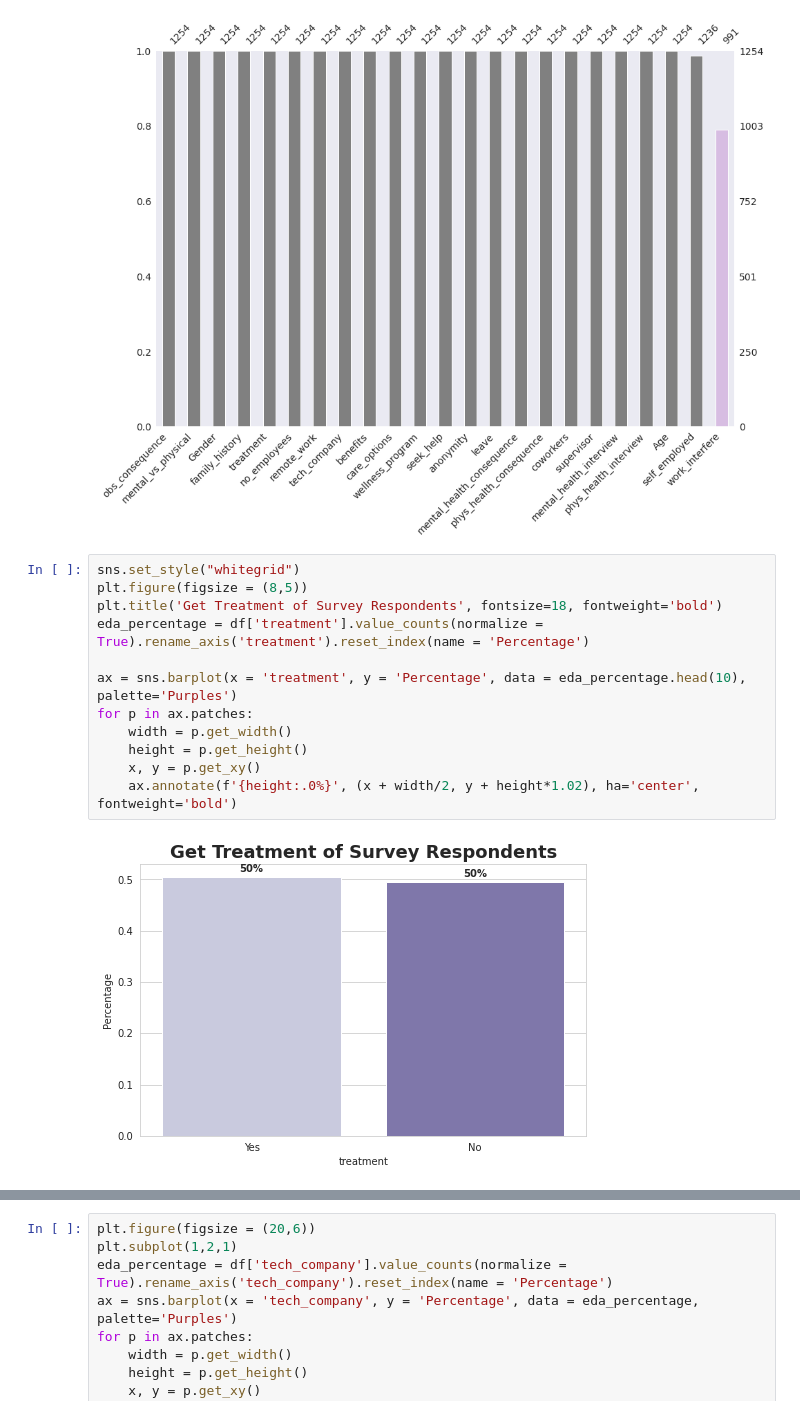
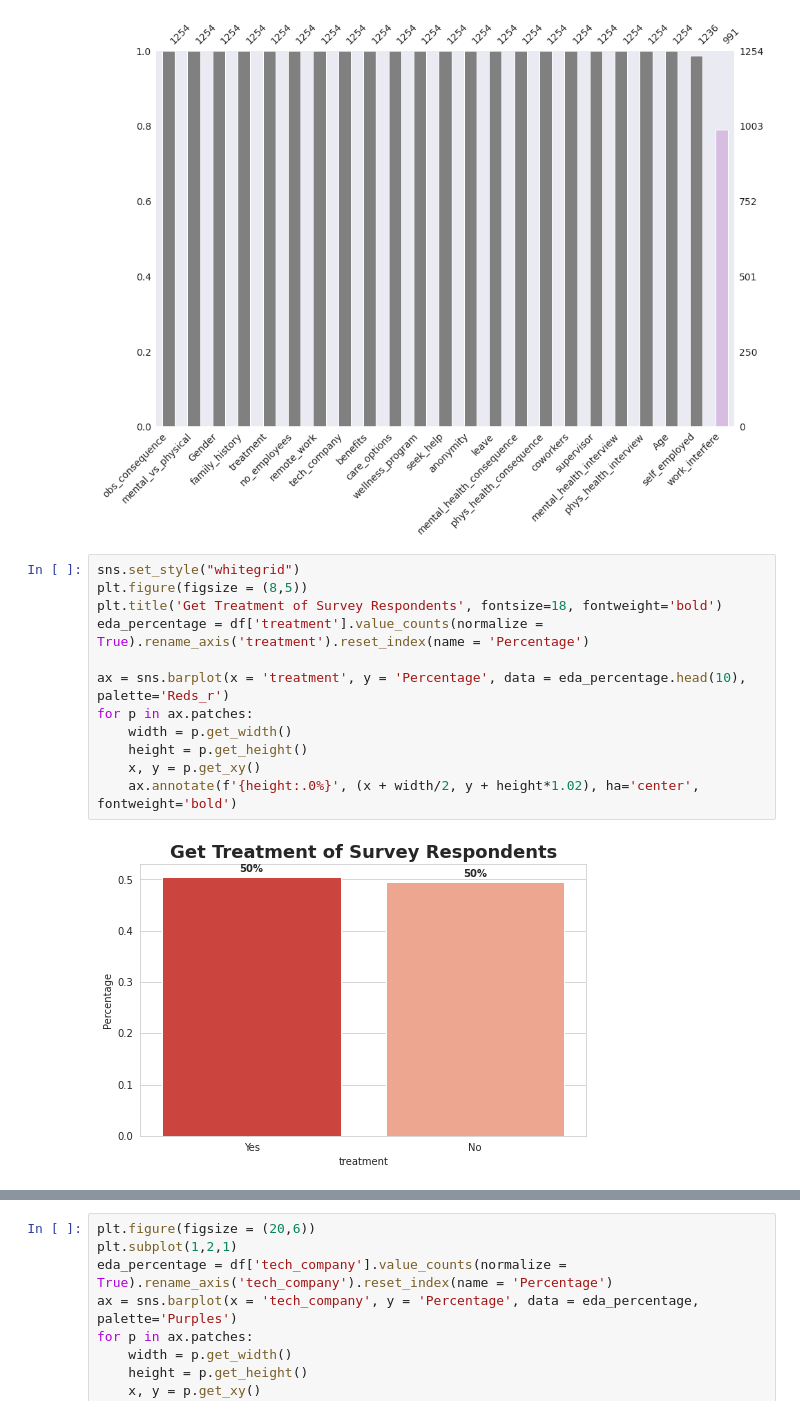
Before and after one commit to pawanshaw66/Mental_Health_pre, a Jupyter notebook: Task1_Curea.ipynb, the cells around one changed output, grey strips where cells are left out. Cells and saved outputs as stored; diff of their text form.

```diff
--- a/Task1_Curea.ipynb
+++ b/Task1_Curea.ipynb
@@ -179,17 +179,17 @@ plt.show()
 # %%
 sns.set_style("whitegrid")
 plt.figure(figsize = (8,5))
 plt.title('Get Treatment of Survey Respondents', fontsize=18, fontweight='bold')
 eda_percentage = df['treatment'].value_counts(normalize = True).rename_axis('treatment').reset_index(name = 'Percentage')
 
-ax = sns.barplot(x = 'treatment', y = 'Percentage', data = eda_percentage.head(10), palette='Purples')
+ax = sns.barplot(x = 'treatment', y = 'Percentage', data = eda_percentage.head(10), palette='Reds_r')
 for p in ax.patches:
     width = p.get_width()
     height = p.get_height()
     x, y = p.get_xy()
     ax.annotate(f'{height:.0%}', (x + width/2, y + height*1.02), ha='center', fontweight='bold')
 # %% [output]
-[figure, old version]
+[figure, new version]
 # %%
 plt.figure(figsize = (20,6))
 plt.subplot(1,2,1)
```
Also changed, not shown: parts of 22 cells of this notebook.
